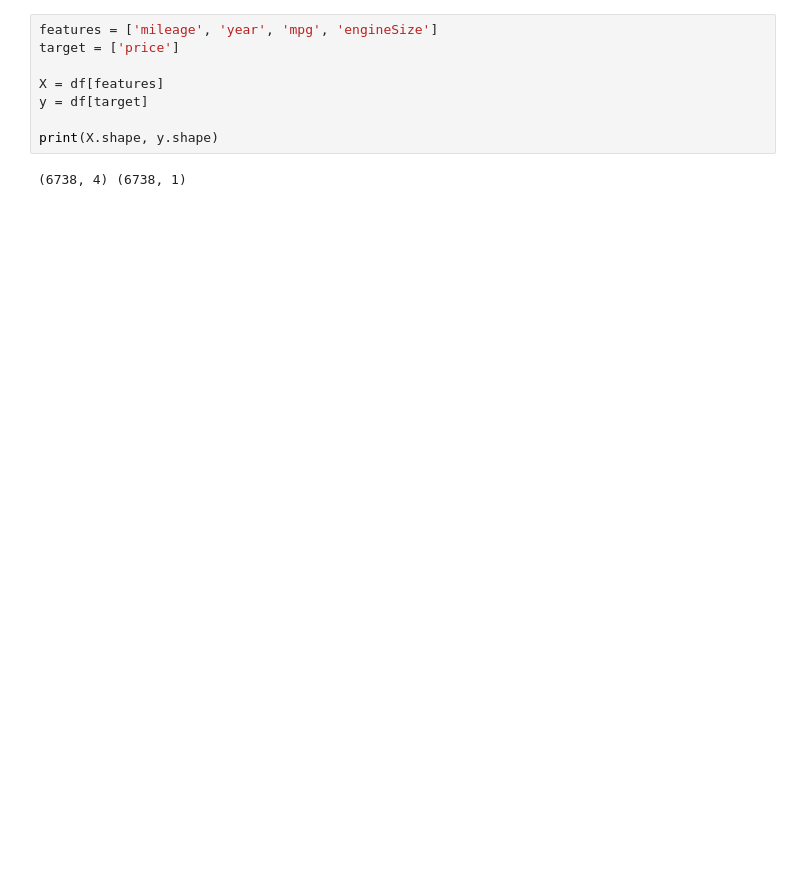
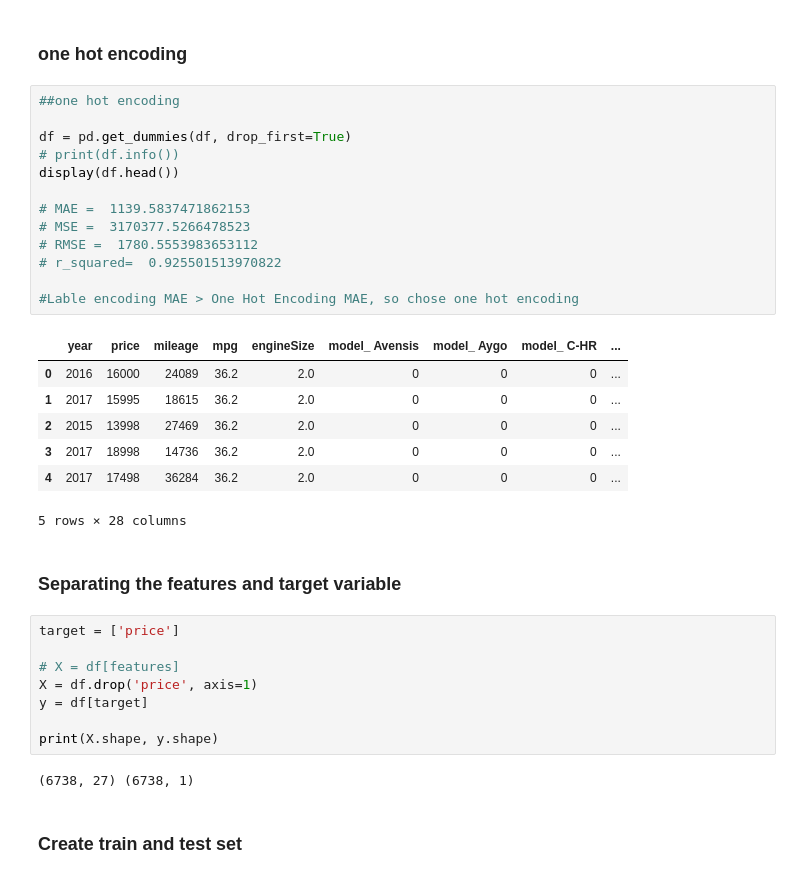
Before and after one commit to minhajjami/toyota-used-car-analysis, a Jupyter notebook: toyota_used_car_ML.ipynb, the cells around one changed output. Saved outputs shown, nothing was run; the diff lists cells and outputs as text; blank space fills up the shorter version.

```diff
--- a/toyota_used_car_ML.ipynb
+++ b/toyota_used_car_ML.ipynb
@@ -31,11 +91,38 @@ Index(['model', 'year', 'price', 'transmission', 'mileage', 'fuelType', 'mpg',
+# %% [markdown]
+<h3>one hot encoding</h3>
+# %%
+##one hot encoding
+
+df = pd.get_dummies(df, drop_first=True)
+# print(df.info())
+display(df.head())
+
+# MAE =  1139.5837471862153
+# MSE =  3170377.5266478523
+# RMSE =  1780.5553983653112
+# r_squared=  0.925501513970822
+
+#Lable encoding MAE > One Hot Encoding MAE, so chose one hot encoding
+# %% [output]
+|  | year | price | mileage | mpg | engineSize | model_ Avensis | model_ Aygo | model_ C-HR | ... |
+| 0 | 2016 | 16000 | 24089 | 36.2 | 2.0 | 0 | 0 | 0 | ... |
+| 1 | 2017 | 15995 | 18615 | 36.2 | 2.0 | 0 | 0 | 0 | ... |
+| 2 | 2015 | 13998 | 27469 | 36.2 | 2.0 | 0 | 0 | 0 | ... |
+| 3 | 2017 | 18998 | 14736 | 36.2 | 2.0 | 0 | 0 | 0 | ... |
+| 4 | 2017 | 17498 | 36284 | 36.2 | 2.0 | 0 | 0 | 0 | ... |
+5 rows × 28 columns
+# %% [markdown]
+<h3>Separating the features and target variable</h3>
 # %%
-features = ['mileage', 'year', 'mpg', 'engineSize']
 target = ['price']
 
-X = df[features]
+# X = df[features]
+X = df.drop('price', axis=1)
 y = df[target]
 
 print(X.shape, y.shape)
 # %% [output]
-(6738, 4) (6738, 1)
+(6738, 27) (6738, 1)
+# %% [markdown]
+<h3>Create train and test set</h3>
 # %%
```
Also changed, not shown: parts of 24 cells of this notebook.
